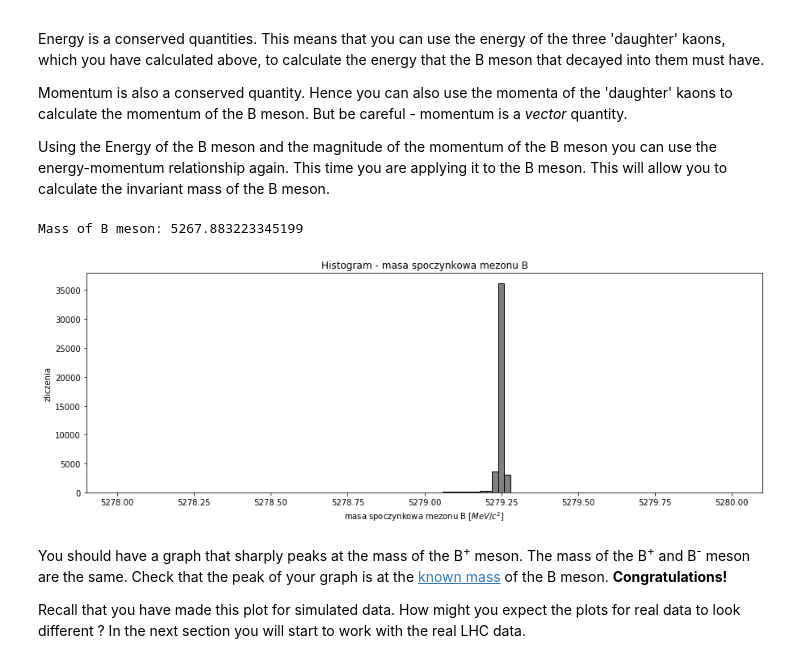
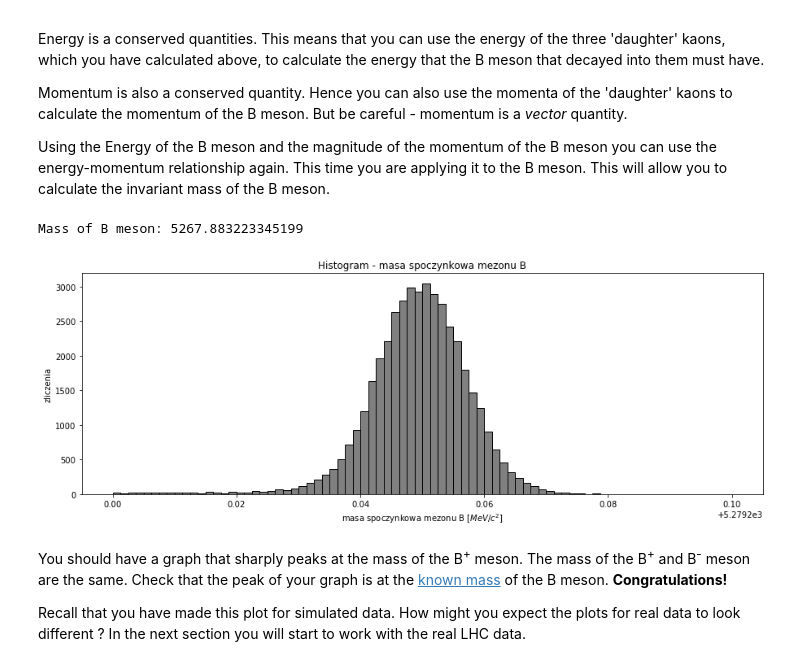
Before and after one commit to JTMalczewski/opendata-project-master, a Jupyter notebook: LHCb_Open_Data_Project.ipynb, the cells around one changed output. Saved outputs shown, nothing was run; the diff lists cells and outputs as text; code cells hidden in the pictures.

```diff
--- a/LHCb_Open_Data_Project.ipynb
+++ b/LHCb_Open_Data_Project.ipynb
@@ -203,23 +203,23 @@ df['B_P'] = (B_PX**2 + B_PY**2 + B_PZ**2)**0.5
 # %%
 # calculate the B meson invariant mass
 # plot the B meson invariant mass in a histogram
 
 df['B_mass'] = (df['B_E']**2 - df['B_P']**2)**0.5
 
 plt.figure(figsize=(15,5))
 plt.hist(df['B_mass'],
-        bins=100,
+        bins=80,
         edgecolor = "black",
         color='grey',
-        range=(5278,5280),
+        range=(5279.2,5279.3),
         density=False)
 plt.title('Histogram - masa spoczynkowa mezonu B')
 plt.ylabel('zliczenia')
 plt.xlabel('masa spoczynkowa mezonu B $[MeV/c^2]$')
 print('Mass of B meson:', np.mean(df['B_mass']))
 # %% [output]
 Mass of B meson: 5267.883223345199
-[figure, old version]
+[figure, new version]
 # %% [markdown]
 You should have a graph that sharply peaks at the mass of the B<sup>+</sup> meson. The mass of the B<sup>+</sup> and B<sup>-</sup> meson are the same. Check that the peak of your graph is at the [known mass](http://pdg.lbl.gov/2014/listings/rpp2014-list-B-plus-minus.pdf) of the B meson. **Congratulations!**
 
```
Also changed, not shown: parts of 19 cells of this notebook.
